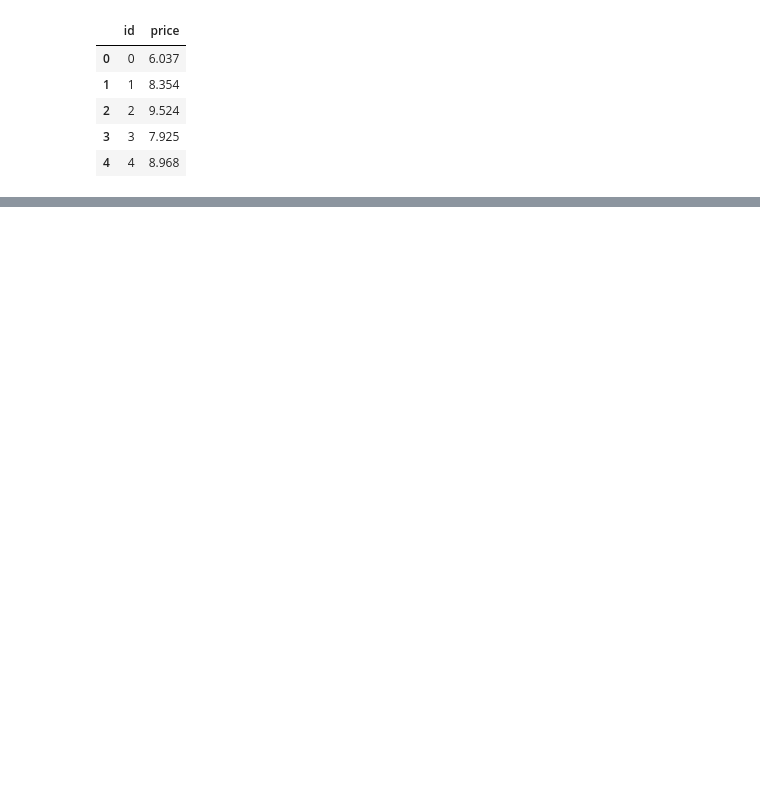
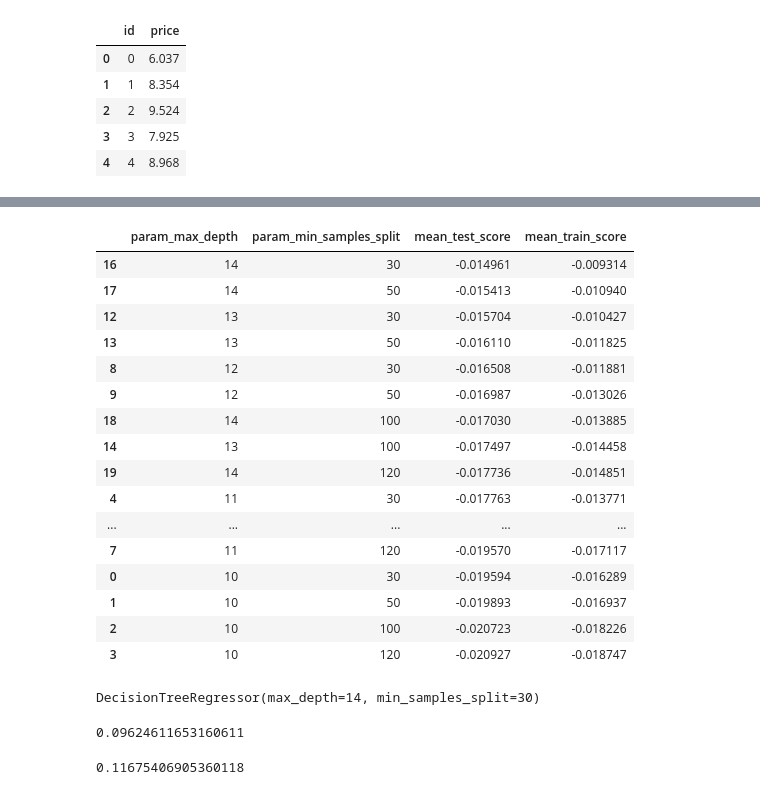
Before and after one commit to Jorge-Solana/Machine-Learning-for-Diamonds, a Jupyter notebook: Data Set Cleaning.ipynb, the cells around one changed output, grey strips where cells are left out. Saved outputs shown, nothing was run; the diff lists cells and outputs as text; code cells hidden in the pictures; blank space fills up the shorter version.

Commit message:
buen score

```diff
--- a/Data Set Cleaning.ipynb
+++ b/Data Set Cleaning.ipynb
@@ -313,2 +365,17 @@ d_up.to_csv('upload1.csv', index=False)
 # %%
 from sklearn.model_selection import GridSearchCV
+# %%
+gs = GridSearchCV(
+    estimator=DecisionTreeRegressor(),
+    param_grid={
+        "max_depth": [10, 11, 12, 13, 14],
+        "min_samples_split": [30, 50, 100, 120],
+    },
+    cv=5,
+    verbose=3,
+    scoring="neg_mean_squared_error",
+    return_train_score=True
+)
+# %%
+%%time
+gs.fit(X_train, y_train)
@@ -314,0 +405,41 @@ from sklearn.model_selection import GridSearchCV
+# %%
+grid_search_results = pd.DataFrame(gs.cv_results_)
+# we only keep some of the information
+grid_search_results = grid_search_results[['param_max_depth', 'param_min_samples_split',
+       'mean_test_score', 'mean_train_score']]
+# %%
+grid_search_results.sort_values("mean_test_score", ascending=False)
+#the RMSE is similar to the one we used here, the MSE, a better MSE will still having better RMSE
+# %% [output]
+|  | param_max_depth | param_min_samples_split | mean_test_score | mean_train_score |
+| 16 | 14 | 30 | -0.014961 | -0.009314 |
+| 17 | 14 | 50 | -0.015413 | -0.010940 |
+| 12 | 13 | 30 | -0.015704 | -0.010427 |
+| 13 | 13 | 50 | -0.016110 | -0.011825 |
+| 8 | 12 | 30 | -0.016508 | -0.011881 |
+| 9 | 12 | 50 | -0.016987 | -0.013026 |
+| 18 | 14 | 100 | -0.017030 | -0.013885 |
+| 14 | 13 | 100 | -0.017497 | -0.014458 |
+| 19 | 14 | 120 | -0.017736 | -0.014851 |
+| 4 | 11 | 30 | -0.017763 | -0.013771 |
+| ... | ... | ... | ... | ... |
+| 7 | 11 | 120 | -0.019570 | -0.017117 |
+| 0 | 10 | 30 | -0.019594 | -0.016289 |
+| 1 | 10 | 50 | -0.019893 | -0.016937 |
+| 2 | 10 | 100 | -0.020723 | -0.018226 |
+| 3 | 10 | 120 | -0.020927 | -0.018747 |
+# %%
+best_tree = gs.best_estimator_
+best_tree
+# %% [output]
+DecisionTreeRegressor(max_depth=14, min_samples_split=30)
+# %%
+# its RMSE in the training
+(mean_squared_error(best_tree.predict(X_train), y_train)) ** 0.5
+# %% [output]
+0.09624611653160611
+# %%
+# its RMSE in the test
+(mean_squared_error(best_tree.predict(X_test), y_test)) ** 0.5
+# %% [output]
+0.11675406905360118
```
Also changed, not shown: parts of 51 cells of this notebook, 6 other files.
